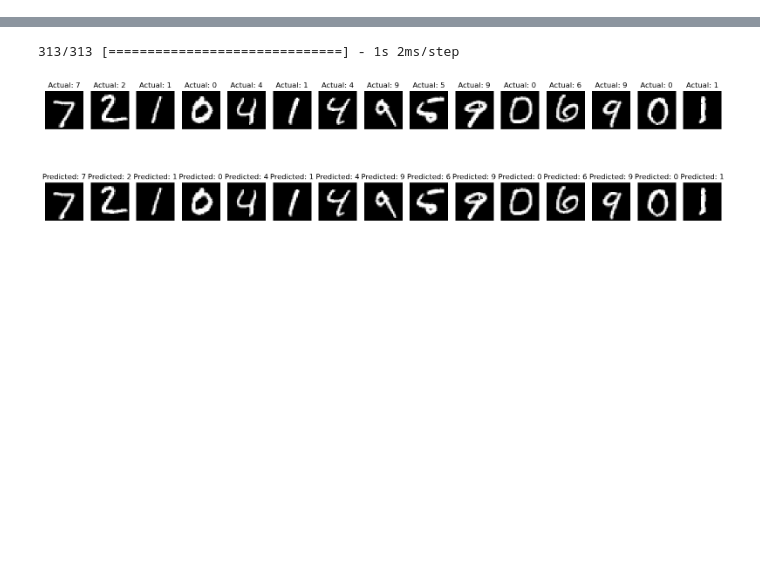
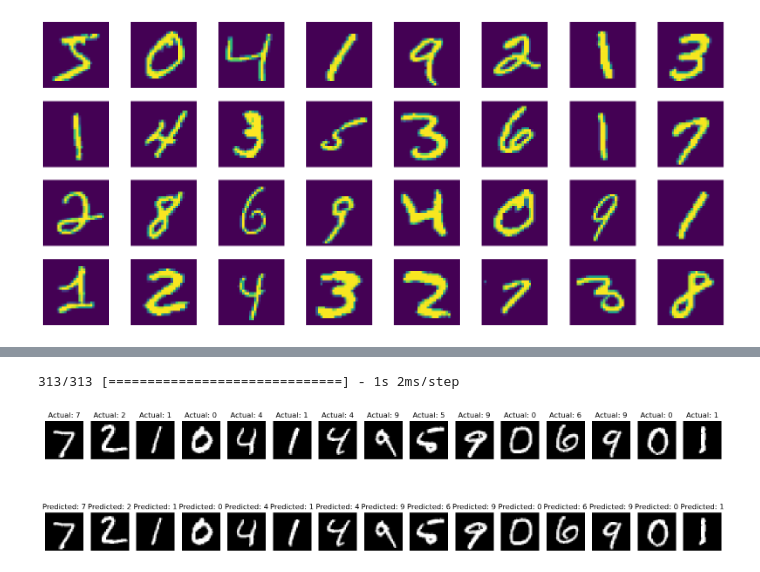
Before and after one commit to glnrmdan/Machine-Learning, a Jupyter notebook: Neural Network/Neural Network - MNIST.ipynb, the cells around one changed output, grey strips where cells are left out. Drawn from its saved outputs; the diff is of its cells as text; code cells hidden in the pictures; blank space fills up the shorter version.

```diff
--- a/Neural Network/Neural Network - MNIST.ipynb
+++ b/Neural Network/Neural Network - MNIST.ipynb
@@ -10,6 +10,20 @@ import numpy as np
 # Load and preprocess the MNIST dataset
 (x_train, y_train), (x_test, y_test) = mnist.load_data()
 x_train, x_test = x_train / 255.0, x_test / 255.0
+# %%
+# Sample dataset
+plt.figure(figsize=(18, 8))
+
+num_rows = 4
+num_cols = 8
+
+# plot each of the images in the batch and the associated ground truth labels.
+for i in range(num_rows * num_cols):
+    ax = plt.subplot(num_rows, num_cols, i + 1)
+    plt.imshow(x_train[i, :, :])
+    plt.axis("off")
+# %% [output]
+[figure, added]
 # %%
 # Build the model
 model = Sequential([
```
Also changed, not shown: parts of 5 cells of this notebook, 1 other file.
